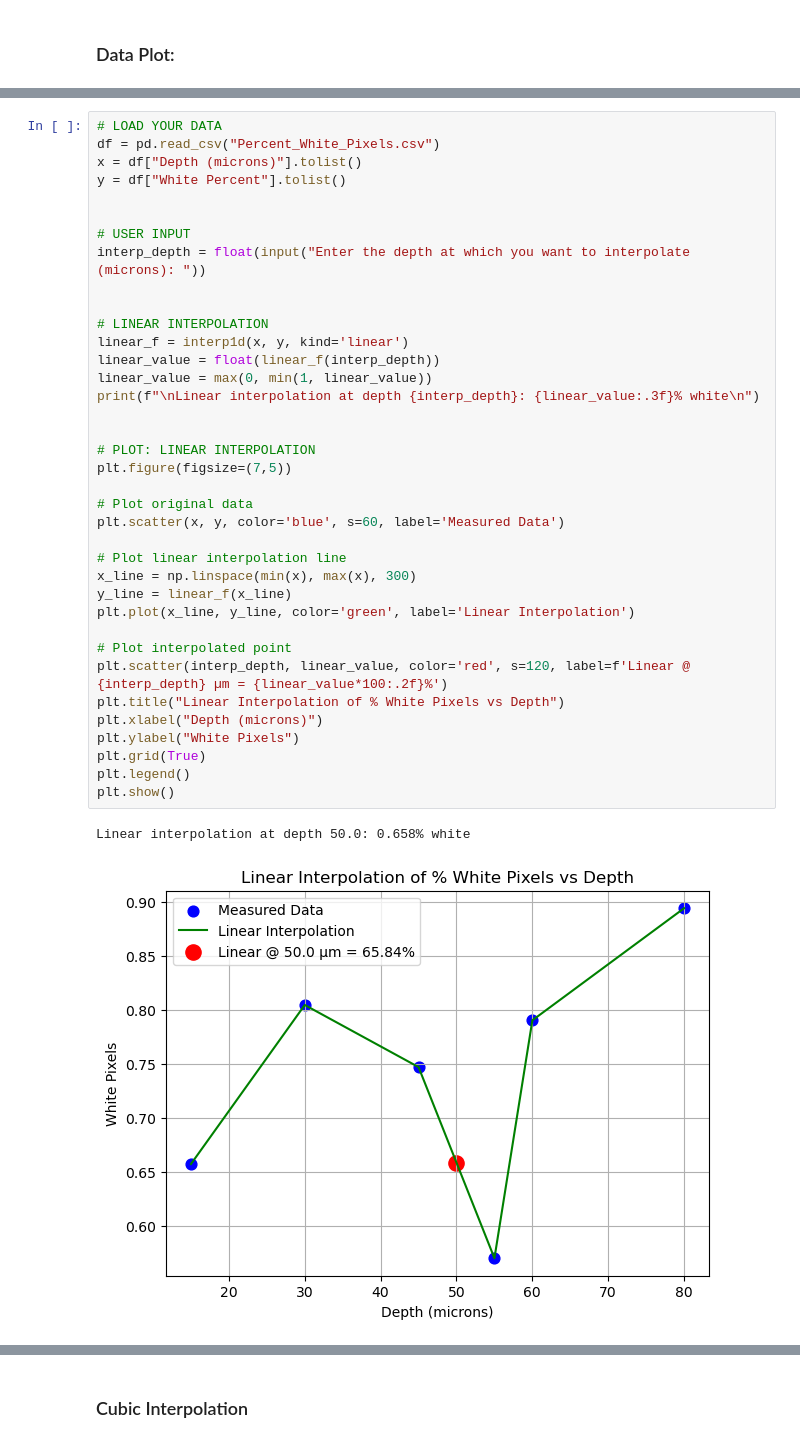
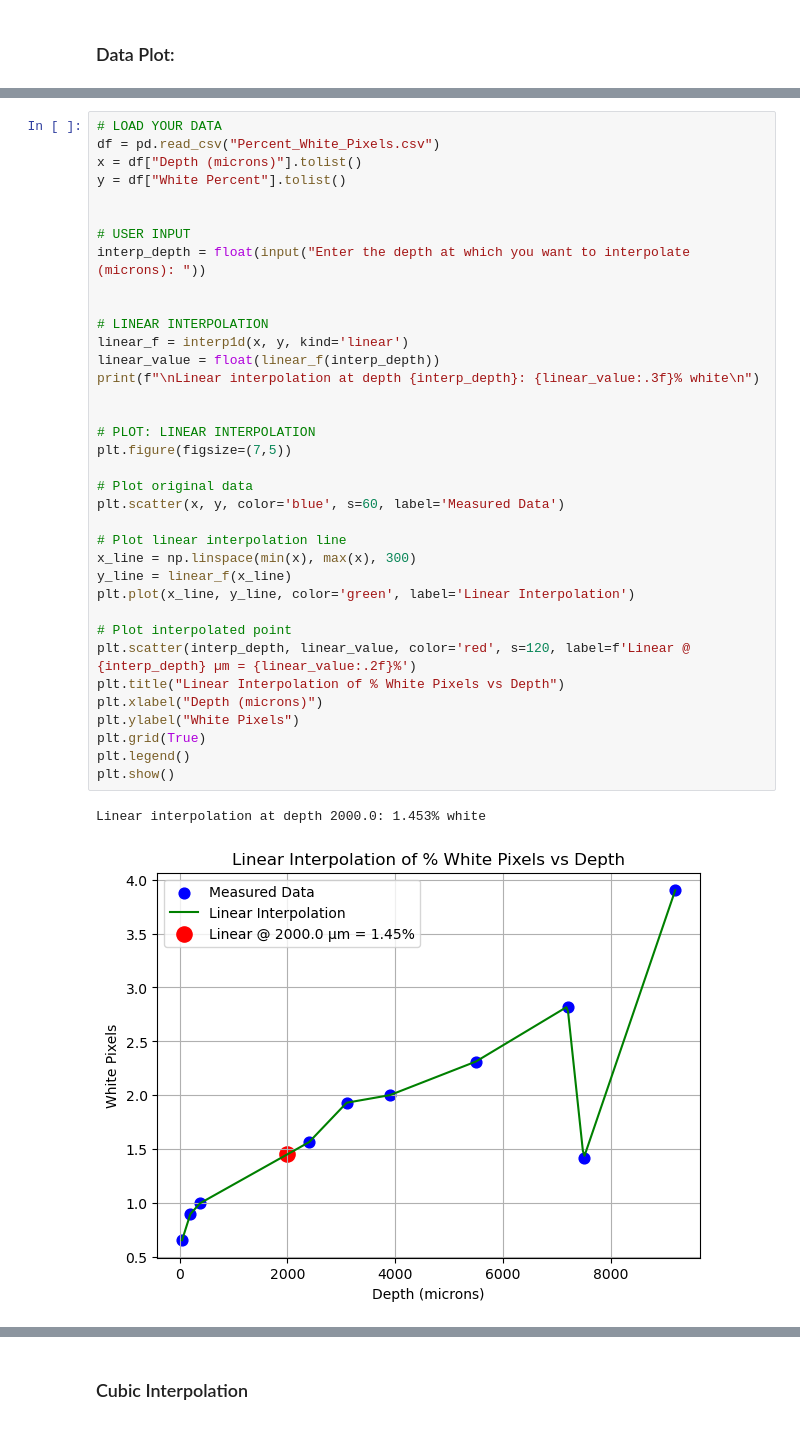
Before and after one commit to ReaganOswald/Module-3-Fibrosis, a Jupyter notebook: Module 3 Notebook.ipynb, the cells around one changed output, grey strips where cells are left out. Drawn from its saved outputs; the diff is of its cells as text.

```diff
--- a/Module 3 Notebook.ipynb
+++ b/Module 3 Notebook.ipynb
@@ -154,36 +159,35 @@ y = df["White Percent"].tolist()
 
 # USER INPUT
 interp_depth = float(input("Enter the depth at which you want to interpolate (microns): "))
 
 
 # LINEAR INTERPOLATION
 linear_f = interp1d(x, y, kind='linear')
 linear_value = float(linear_f(interp_depth))
-linear_value = max(0, min(1, linear_value))
 print(f"\nLinear interpolation at depth {interp_depth}: {linear_value:.3f}% white\n")
 
 
 # PLOT: LINEAR INTERPOLATION
 plt.figure(figsize=(7,5))
 
 # Plot original data
 plt.scatter(x, y, color='blue', s=60, label='Measured Data')
 
 # Plot linear interpolation line
 x_line = np.linspace(min(x), max(x), 300)
 y_line = linear_f(x_line)
 plt.plot(x_line, y_line, color='green', label='Linear Interpolation')
 
 # Plot interpolated point
-plt.scatter(interp_depth, linear_value, color='red', s=120, label=f'Linear @ {interp_depth} µm = {linear_value*100:.2f}%')
+plt.scatter(interp_depth, linear_value, color='red', s=120, label=f'Linear @ {interp_depth} µm = {linear_value:.2f}%')
 plt.title("Linear Interpolation of % White Pixels vs Depth")
 plt.xlabel("Depth (microns)")
 plt.ylabel("White Pixels")
 plt.grid(True)
 plt.legend()
 plt.show()
 # %% [output]
-Linear interpolation at depth 50.0: 0.658% white
+Linear interpolation at depth 2000.0: 1.453% white
-[figure, old version]
+[figure, new version]
 # %% [markdown]
 ### Quadratic Interpolation
```
Also changed, not shown: parts of 11 cells of this notebook, 1 other file.
